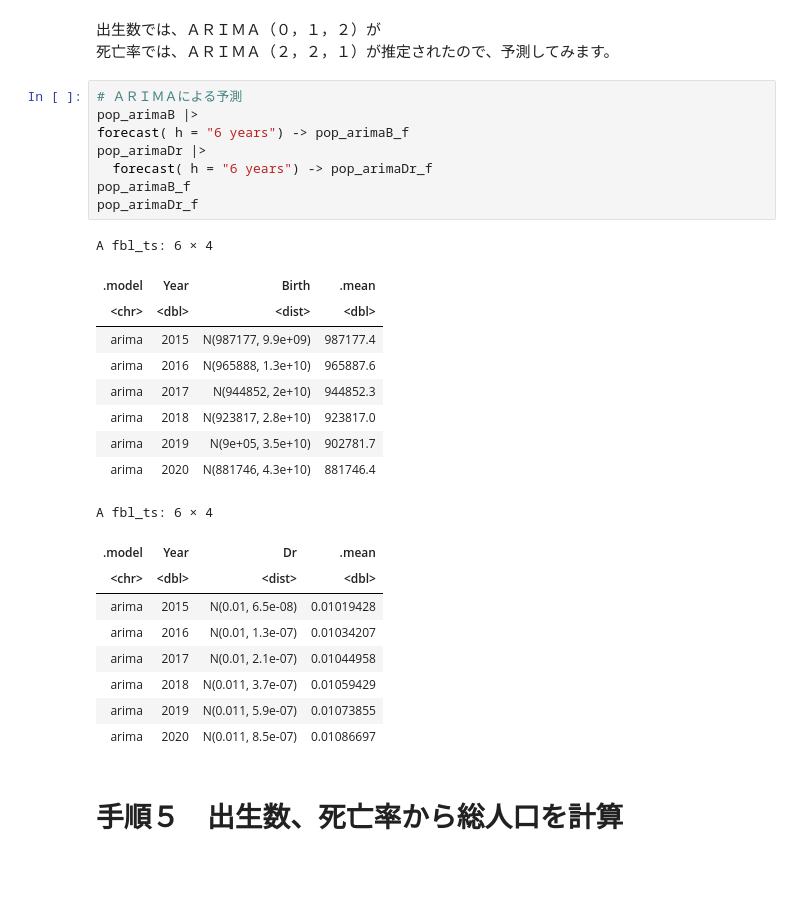
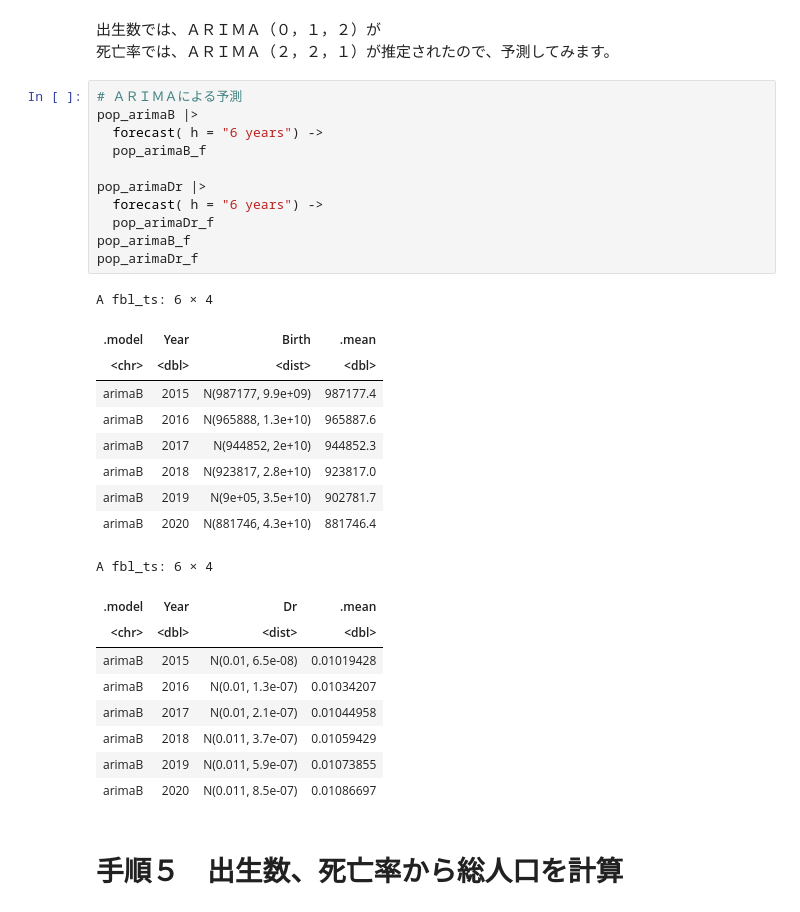
Before and after one commit to u-10bei/Population_Projections, a Jupyter notebook: ipynb/R_ARIMA_3.ipynb, the cells around one changed output. Cells and saved outputs as stored; diff of their text form; blank space fills up the shorter version.

```diff
--- a/ipynb/R_ARIMA_3.ipynb
+++ b/ipynb/R_ARIMA_3.ipynb
@@ -148,30 +183,33 @@ A mdl_df: 1 × 1
 # %%
 # ＡＲＩＭＡによる予測
 pop_arimaB |>
-forecast( h = "6 years") -> pop_arimaB_f
+  forecast( h = "6 years") ->
+  pop_arimaB_f
+
 pop_arimaDr |>
-  forecast( h = "6 years") -> pop_arimaDr_f
+  forecast( h = "6 years") ->
+  pop_arimaDr_f
 pop_arimaB_f
 pop_arimaDr_f
 # %% [output]
 A fbl_ts: 6 × 4
 | .model | Year | Birth | .mean |
 | <chr> | <dbl> | <dist> | <dbl> |
-| arima | 2015 | N(987177, 9.9e+09) | 987177.4 |
-| arima | 2016 | N(965888, 1.3e+10) | 965887.6 |
-| arima | 2017 | N(944852, 2e+10) | 944852.3 |
-| arima | 2018 | N(923817, 2.8e+10) | 923817.0 |
-| arima | 2019 | N(9e+05, 3.5e+10) | 902781.7 |
-| arima | 2020 | N(881746, 4.3e+10) | 881746.4 |
+| arimaB | 2015 | N(987177, 9.9e+09) | 987177.4 |
+| arimaB | 2016 | N(965888, 1.3e+10) | 965887.6 |
+| arimaB | 2017 | N(944852, 2e+10) | 944852.3 |
+| arimaB | 2018 | N(923817, 2.8e+10) | 923817.0 |
+| arimaB | 2019 | N(9e+05, 3.5e+10) | 902781.7 |
+| arimaB | 2020 | N(881746, 4.3e+10) | 881746.4 |
 A fbl_ts: 6 × 4
 | .model | Year | Dr | .mean |
 | <chr> | <dbl> | <dist> | <dbl> |
-| arima | 2015 | N(0.01, 6.5e-08) | 0.01019428 |
-| arima | 2016 | N(0.01, 1.3e-07) | 0.01034207 |
-| arima | 2017 | N(0.01, 2.1e-07) | 0.01044958 |
-| arima | 2018 | N(0.011, 3.7e-07) | 0.01059429 |
-| arima | 2019 | N(0.011, 5.9e-07) | 0.01073855 |
-| arima | 2020 | N(0.011, 8.5e-07) | 0.01086697 |
+| arimaB | 2015 | N(0.01, 6.5e-08) | 0.01019428 |
+| arimaB | 2016 | N(0.01, 1.3e-07) | 0.01034207 |
+| arimaB | 2017 | N(0.01, 2.1e-07) | 0.01044958 |
+| arimaB | 2018 | N(0.011, 3.7e-07) | 0.01059429 |
+| arimaB | 2019 | N(0.011, 5.9e-07) | 0.01073855 |
+| arimaB | 2020 | N(0.011, 8.5e-07) | 0.01086697 |
 # %% [markdown]
 # 手順５　出生数、死亡率から総人口を計算
 # %% [markdown]
```
Also changed, not shown: parts of 6 cells of this notebook.
